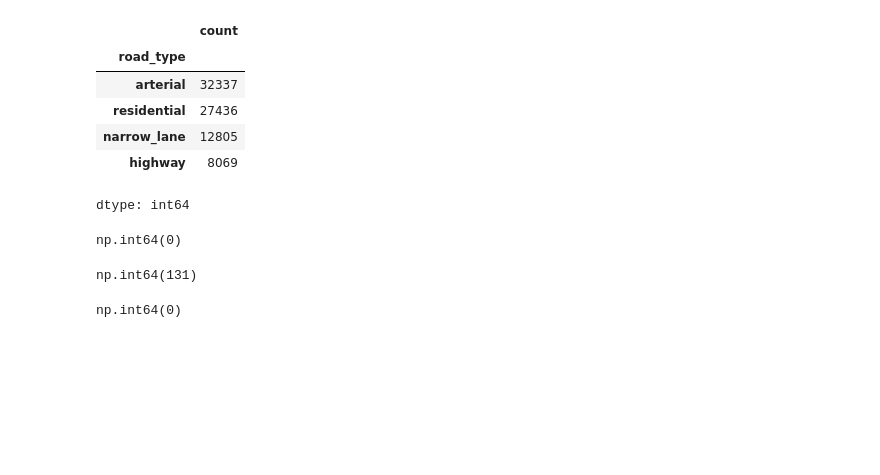
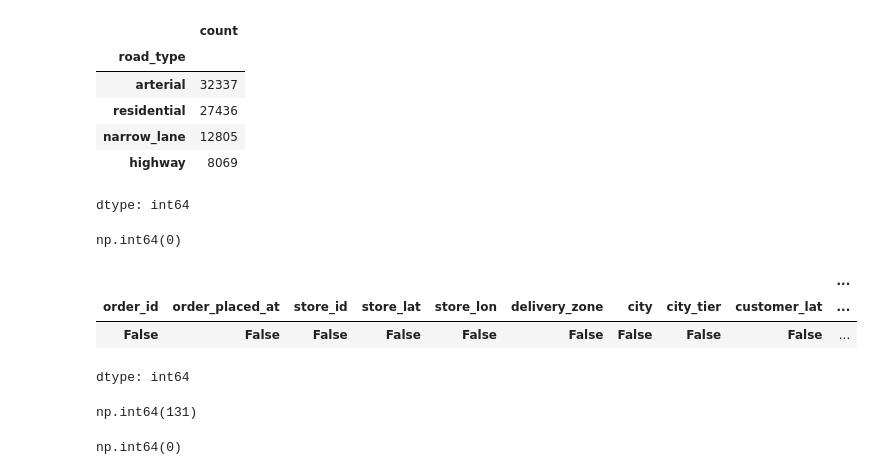
Before and after one commit to Shreejeevanchinnadurai/Zepto_Capstone, a Jupyter notebook: Zepto_Smart_Quick_Commerce_Platform.ipynb, the cells around one changed output. Saved outputs shown, nothing was run; the diff lists cells and outputs as text; code cells hidden in the pictures; blank space fills up the shorter version.

```diff
--- a/Zepto_Smart_Quick_Commerce_Platform.ipynb
+++ b/Zepto_Smart_Quick_Commerce_Platform.ipynb
@@ -2369,6 +2369,13 @@ dtype: int64
 (df["distance_km"] < 0).sum()
 # %% [output]
 np.int64(0)
+# %%
+df.isnull().value_counts()
+# %% [output]
+|  |  |  |  |  |  |  |  |  | ... |
+| order_id | order_placed_at | store_id | store_lat | store_lon | delivery_zone | city | city_tier | customer_lat | ... |
+| False | False | False | False | False | False | False | False | False | ... |
+dtype: int64
 # %%
 #df.drop(columns=["promo_code_applied"], inplace=True)
 # %%
```
Also changed, not shown: parts of 29 cells of this notebook.
